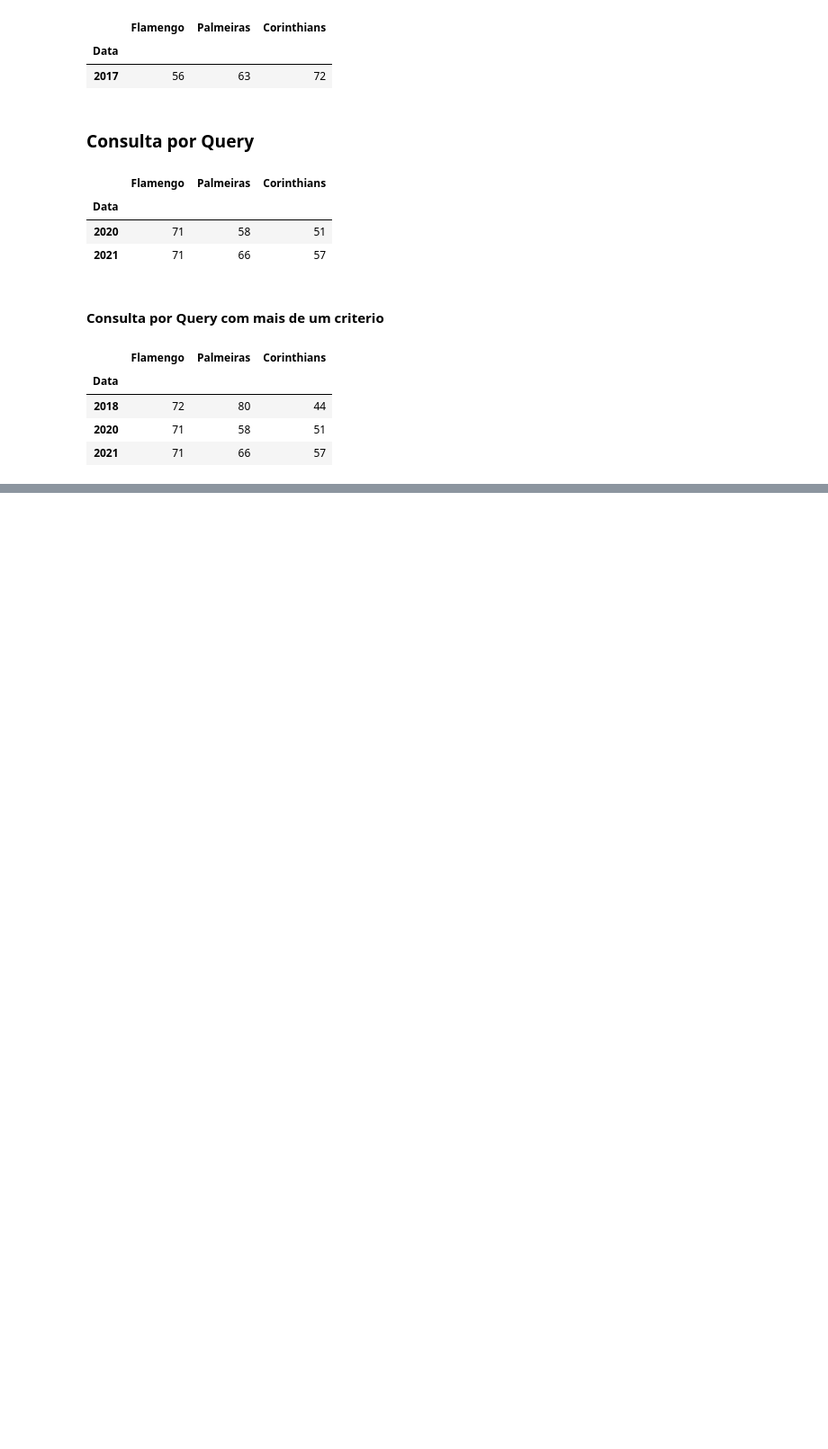
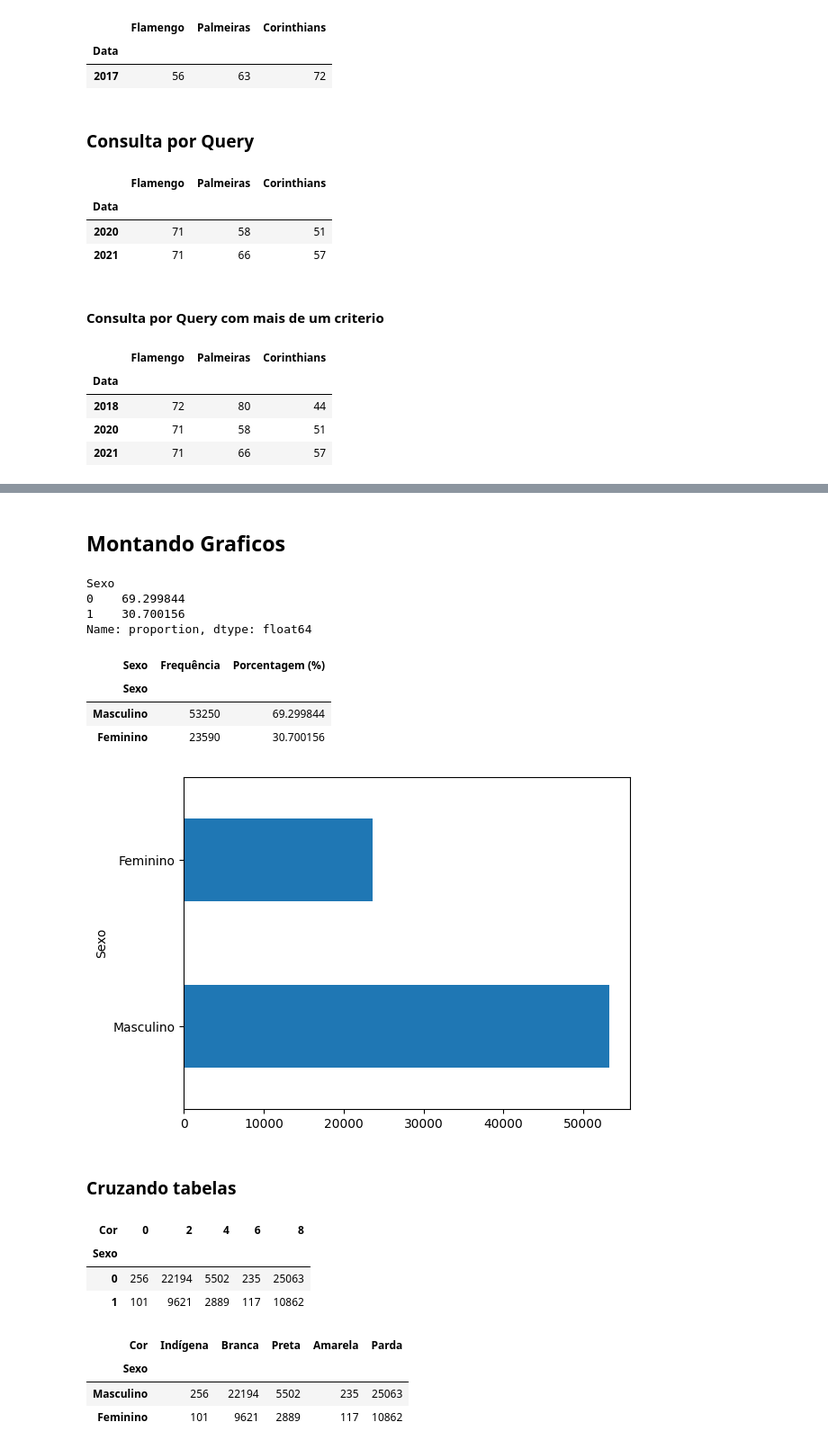
Before and after one commit to NewKanvas/NoteBooks, a Jupyter notebook: Python/DataScience/Pandas.ipynb, the cells around one changed output, grey strips where cells are left out. Shown at 90% size. Cells and saved outputs as stored; diff of their text form; code cells hidden in the pictures; blank space fills up the shorter version.

```diff
--- a/Python/DataScience/Pandas.ipynb
+++ b/Python/DataScience/Pandas.ipynb
@@ -558,0 +971,3 @@ futebol.query('60 <= Flamengo < 80') #Imagina que isso diz, "Está entre", para
+# %%
+dados = pd.read_csv('../csv/dados.csv', sep=',')
+dados
@@ -558,0 +988,56 @@ futebol.query('60 <= Flamengo < 80') #Imagina que isso diz, "Está entre", para
+# %% [markdown]
+## **Montando Graficos**
+# %%
+dados['Sexo'].value_counts()
+dados['Sexo'].value_counts(normalize = True)*100
+# %% [output]
+Sexo
+0    69.299844
+1    30.700156
+Name: proportion, dtype: float64
+# %%
+frequencia = dados['Sexo'].value_counts()
+percentual = dados['Sexo'].value_counts(normalize = True)*100
+dist_freq_qualitativas = pd.DataFrame({'Frequência': frequencia, 'Porcentagem (%)': percentual})
+dist_freq_qualitativas.rename(index = {0:'Masculino', 1:'Feminino'}, inplace = True)
+dist_freq_qualitativas.rename_axis('Sexo', axis = 'columns', inplace = True)
+dist_freq_qualitativas
+# %% [output]
+| Sexo | Frequência | Porcentagem (%) |
+| Sexo |  |  |
+| Masculino | 53250 | 69.299844 |
+| Feminino | 23590 | 30.700156 |
+# %%
+dist_freq_qualitativas['Frequência'].plot.barh(rot=0);
+# %% [output]
+[figure, added]
+# %% [markdown]
+### Cruzando tabelas
+# %%
+frequencia = pd.crosstab(dados.Sexo,dados.Cor)
+frequencia
+# %% [output]
+| Cor | 0 | 2 | 4 | 6 | 8 |
+| Sexo |  |  |  |  |  |
+| 0 | 256 | 22194 | 5502 | 235 | 25063 |
+| 1 | 101 | 9621 | 2889 | 117 | 10862 |
+# %%
+sexo = {0: 'Masculino',
+        1: 'Feminino'}
+
+cor = {0: 'Indígena',
+        2: 'Branca',
+        4: 'Preta',
+        6: 'Amarela',
+        8: 'Parda',
+        9: 'Sem declaração'}
+
+frequencia.rename(index = sexo, inplace = True)
+frequencia.rename(columns = cor, inplace = True)
+
+frequencia
+# %% [output]
+| Cor | Indígena | Branca | Preta | Amarela | Parda |
+| Sexo |  |  |  |  |  |
+| Masculino | 256 | 22194 | 5502 | 235 | 25063 |
+| Feminino | 101 | 9621 | 2889 | 117 | 10862 |
```
Also changed, not shown: parts of 110 cells of this notebook, 3 other files.
